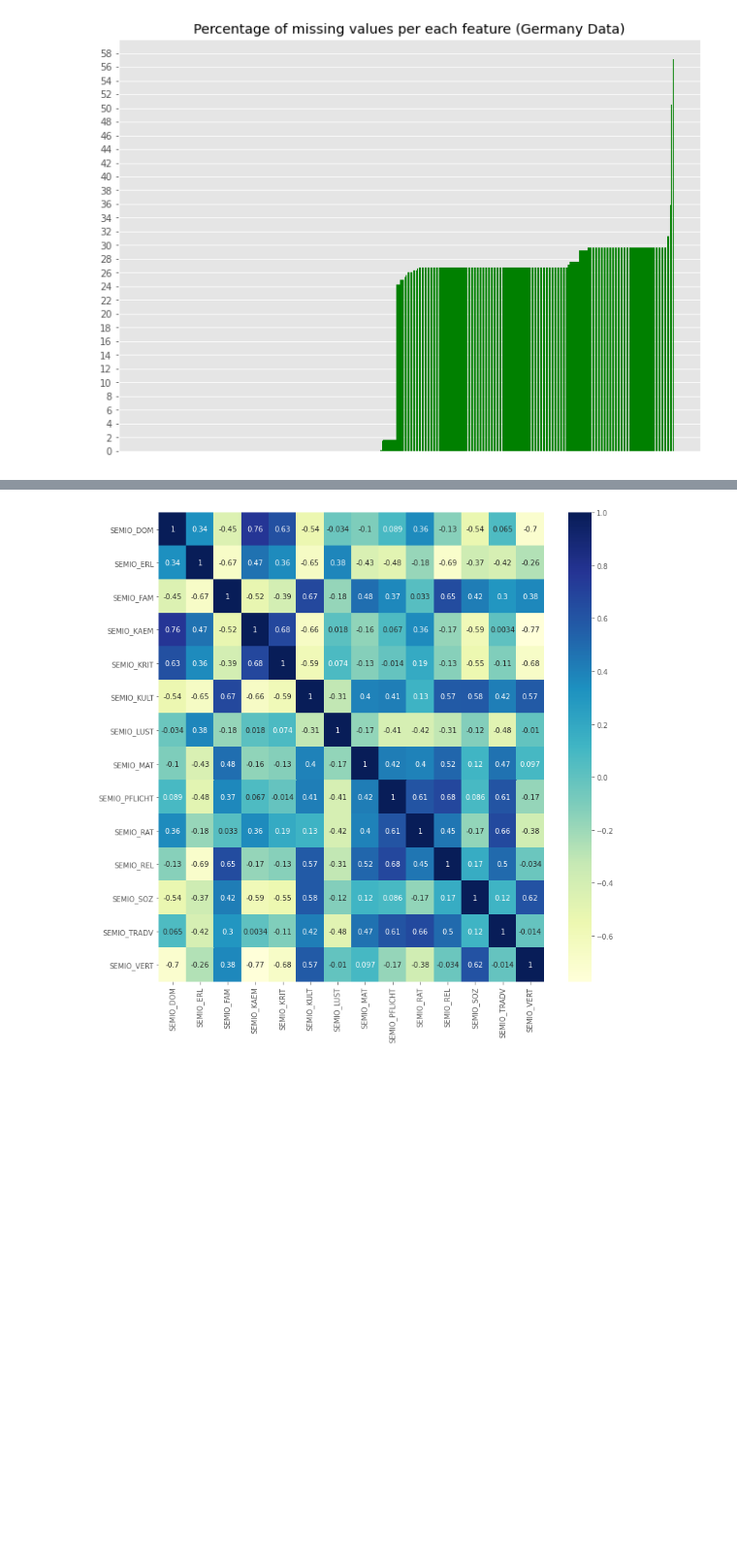
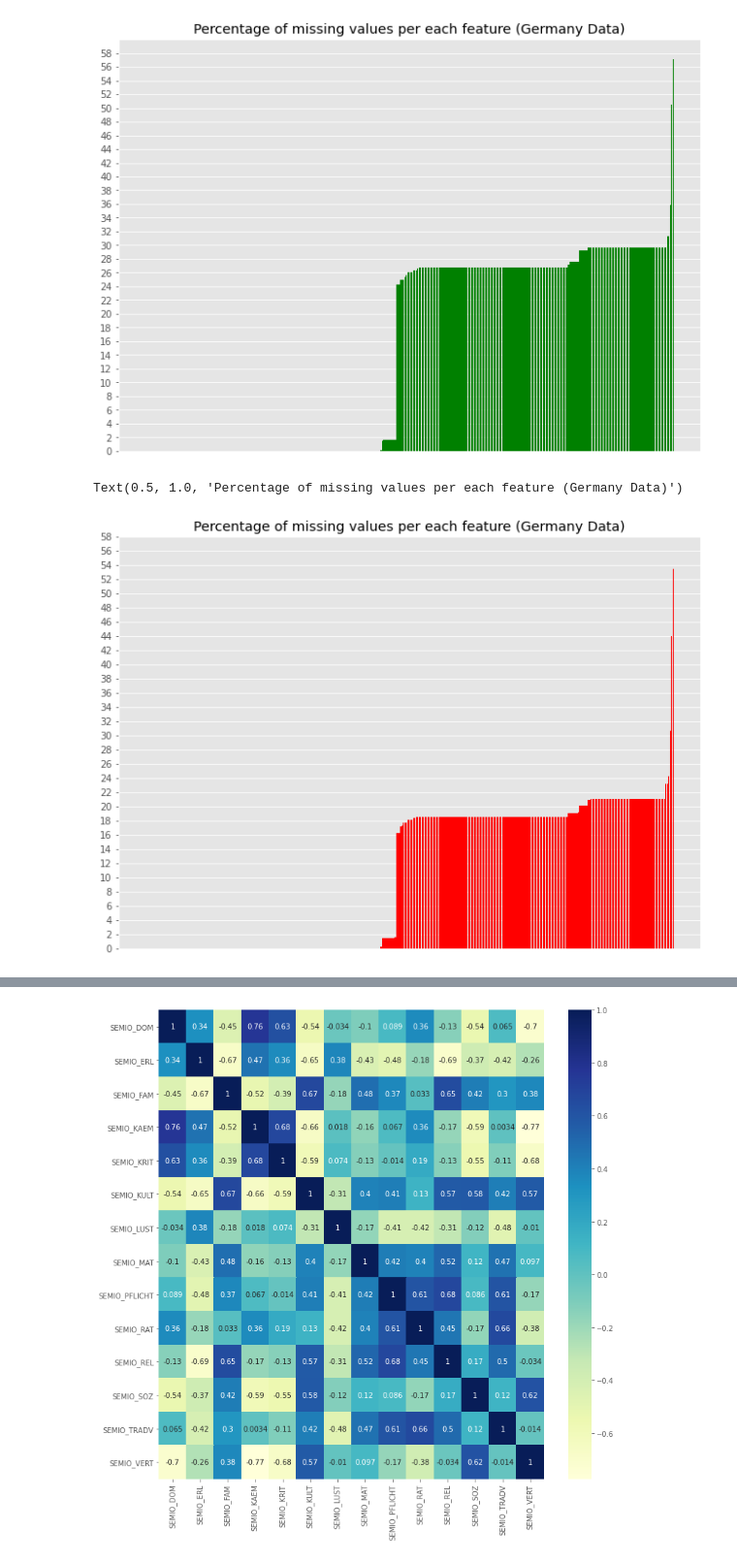
Before and after one commit to rwuebker/arvato-project, a Jupyter notebook: data_exploration.ipynb, the cells around one changed output, grey strips where cells are left out. Shown: that part at 97% size. Cells and saved outputs as stored; diff of their text form; code cells hidden in the pictures; blank space fills up the shorter version.

Commit message:
adds final notebooks and data

```diff
--- a/data_exploration.ipynb
+++ b/data_exploration.ipynb
@@ -11,7 +11,7 @@ plt.style.use('ggplot')
 # %%
 germany_df = pd.read_csv('data/Udacity_AZDIAS_052018.csv', sep=';')
 customers_df = pd.read_csv('data/Udacity_CUSTOMERS_052018.csv', sep=';')
-#train_df = pd.read_csv('data/Udacity_MAILOUT_052018_TRAIN.csv', sep=';')
+train_df = pd.read_csv('data/Udacity_MAILOUT_052018_TRAIN.csv', sep=';')
 #test_df = pd.read_csv('data/Udacity_MAILOUT_052018_TEST.csv', sep=';')
 metadata = pd.read_csv('data/metadata.csv')
 # %% [markdown]
@@ -96,3 +96,7 @@ print(clean_g_data.shape)
 # %% [output]
 (891221, 366)
 (890848, 377)
+# %%
+print(train_df.shape)
+clean_train_data = clean_data_part_one(train_df, metadata)
+print(clean_train_data.shape)
@@ -124,6 +131,20 @@ plt.title('Percentage of missing values per each feature (Germany Data)')
 # %% [output]
 Text(0.5, 1.0, 'Percentage of missing values per each feature (Germany Data)')
 [figure]
+# %%
+percent_missing = clean_train_data.isnull().sum() * 100 / len(clean_train_data)
+missing_value_df = pd.DataFrame({'column_name': clean_train_data.columns,
+                                 'percent_missing': percent_missing})
+missing_value_df.sort_values('percent_missing', inplace=True)
+
+f, ax = plt.subplots(figsize=(11,8))
+plt.bar(missing_value_df['column_name'], missing_value_df['percent_missing'], label={}, color='red')
+plt.xticks([])
+plt.yticks(range(0,60,2))
+plt.title('Percentage of missing values per each feature (Germany Data)')
+# %% [output]
+Text(0.5, 1.0, 'Percentage of missing values per each feature (Germany Data)')
+[figure, added]
 # %%
 clean_g_data.iloc[0:5, 0:6]
 # %% [output]
```
Also changed, not shown: parts of 1 cell of this notebook, 12 other files.
